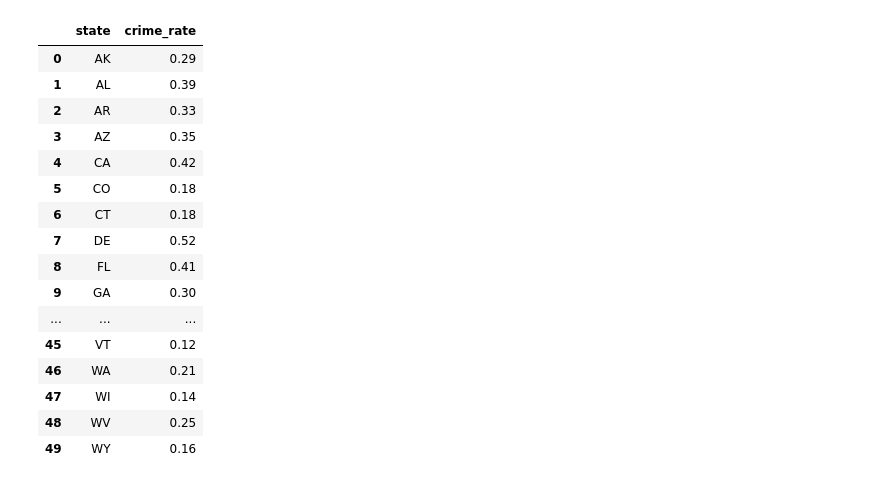
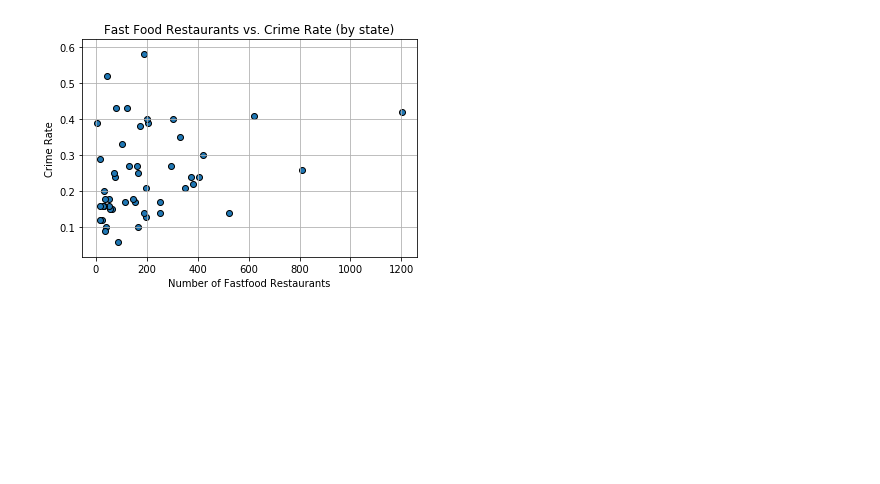
Before and after one commit to r-matt-hawley/FastFoodConcerns, a Jupyter notebook: FastFood vs. Crime Rate.ipynb, the cells around one changed output. Cells and saved outputs as stored; diff of their text form; code cells hidden in the pictures; blank space fills up the shorter version.

```diff
--- a/FastFood vs. Crime Rate.ipynb
+++ b/FastFood vs. Crime Rate.ipynb
@@ -1,6 +1,8 @@
 # %%
 import pandas as pd
 import numpy as np
+import matplotlib.pyplot as plt
+import statsmodels.api as sm
 
 file_to_load = "Resources/Datafiniti_Fast_Food_Restaurants.csv"
 file_to_load2 = "Resources/crime_data_w_population_and_crime_rate.csv"
@@ -13,4 +15,3 @@ ff_bystate = ff_bystate.reset_index(inplace=False)
 ff_bystate = ff_bystate.rename(columns={"index":"state"})
 ff_bystate = ff_bystate.rename(columns={"province":"number"})
 ff_bystate['number'] = ff_bystate['number'].astype(float)
-ff_bystate['state'] = ff_bystate['number'].astype(float)
@@ -35,6 +18,6 @@ Name: province, dtype: int64
 # %%
 crime_data = pd.read_csv(file_to_load2)
-crime_data[['county','state']] = crime_data['county_name'].str.split(',',expand=True)
+crime_data[['county','state']] = crime_data['county_name'].str.split(', ',expand=True)
 crime_data["crime_rate"] = crime_data['crime_rate_per_100000']/1000
 crime_data = crime_data[['state','crime_rate']]
 crime_bystate = crime_data.groupby(['state'])
@@ -42,22 +25,16 @@ avg_bystate = crime_bystate.mean()
 avg_bystate["crime_rate"] = round(avg_bystate["crime_rate"],2)
 avg_bystate = avg_bystate.drop(avg_bystate.index[7])
 avg_bystate = avg_bystate.reset_index(inplace=False)
-avg_bystate
-# %% [output]
-|  | state | crime_rate |
-| 0 | AK | 0.29 |
-| 1 | AL | 0.39 |
-| 2 | AR | 0.33 |
-| 3 | AZ | 0.35 |
-| 4 | CA | 0.42 |
-| 5 | CO | 0.18 |
-| 6 | CT | 0.18 |
-| 7 | DE | 0.52 |
-| 8 | FL | 0.41 |
-| 9 | GA | 0.30 |
-| ... | ... | ... |
-| 45 | VT | 0.12 |
-| 46 | WA | 0.21 |
-| 47 | WI | 0.14 |
-| 48 | WV | 0.25 |
-| 49 | WY | 0.16 |
+# %%
+combined_df = pd.merge(ff_bystate, avg_bystate, on='state', how='inner')
+# %%
+plt.scatter(combined_df["number"],combined_df["crime_rate"], edgecolor="black", marker="o")
+
+plt.title("Fast Food Restaurants vs. Crime Rate (by state)")
+plt.ylabel("Crime Rate")
+plt.xlabel("Number of Fastfood Restaurants")
+plt.grid(True)
+
+plt.show()
+# %% [output]
+[figure, added]
```
Also changed, not shown: parts of 7 cells of this notebook, 6 other files.
